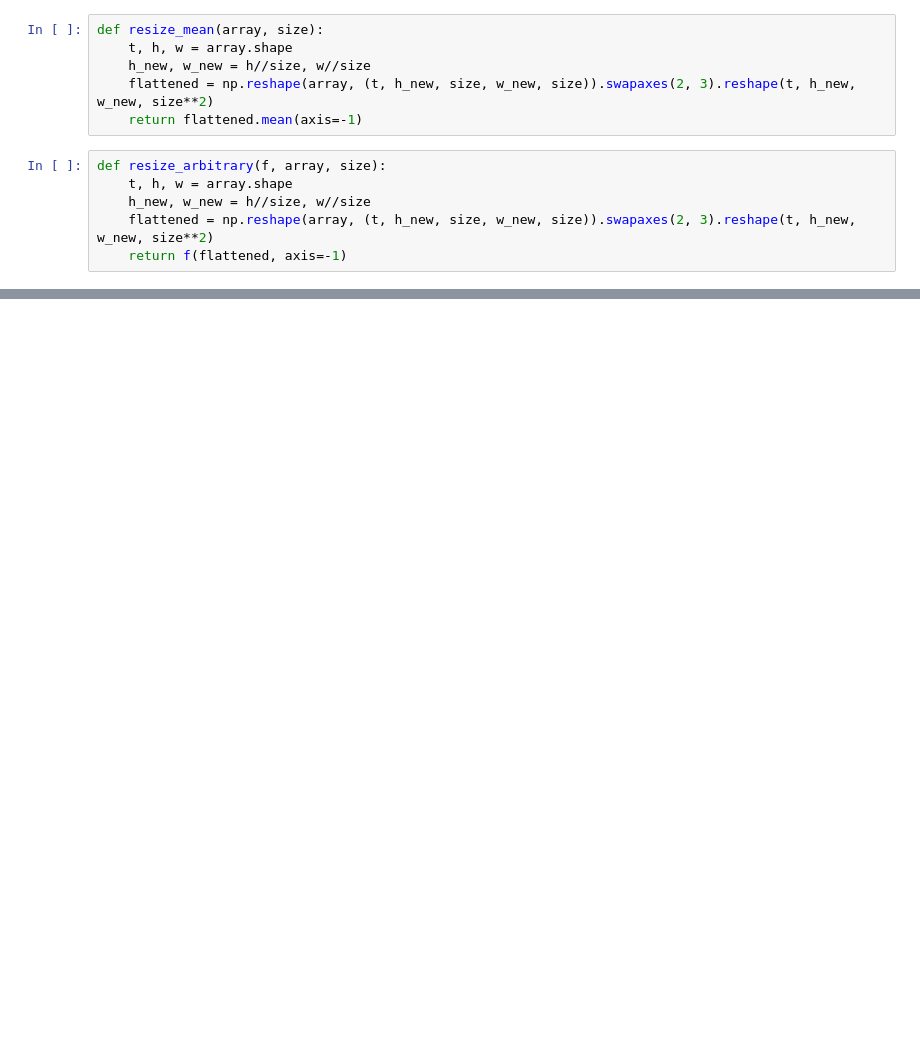
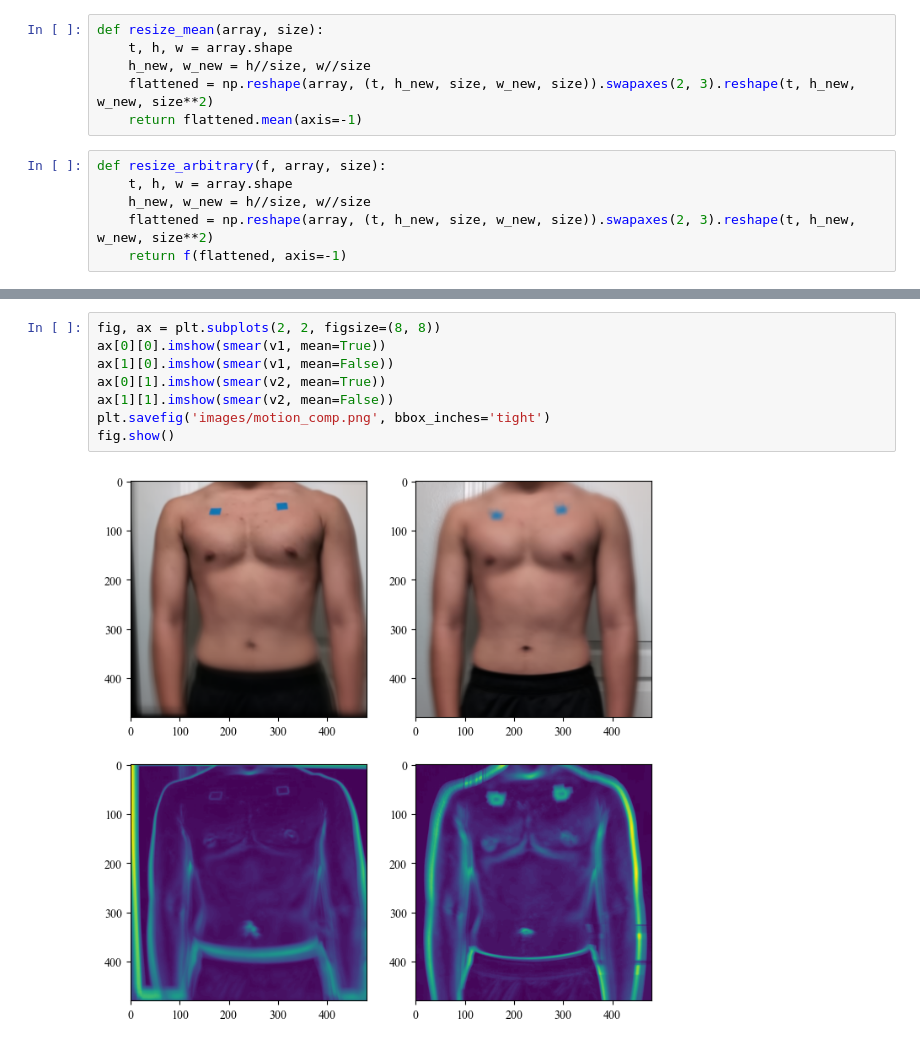
Before and after one commit to tiandahuang/chest-rppg, a Jupyter notebook: signal_analysis.ipynb, the cells around one changed output, grey strips where cells are left out. Cells and saved outputs as stored; diff of their text form; blank space fills up the shorter version.

```diff
--- a/signal_analysis.ipynb
+++ b/signal_analysis.ipynb
@@ -122,0 +155,10 @@ fig.show()
+# %%
+fig, ax = plt.subplots(2, 2, figsize=(8, 8))
+ax[0][0].imshow(smear(v1, mean=True))
+ax[1][0].imshow(smear(v1, mean=False))
+ax[0][1].imshow(smear(v2, mean=True))
+ax[1][1].imshow(smear(v2, mean=False))
+plt.savefig('images/motion_comp.png', bbox_inches='tight')
+fig.show()
+# %% [output]
+[figure, added]
```
Also changed, not shown: parts of 20 cells of this notebook, 10 other files.
